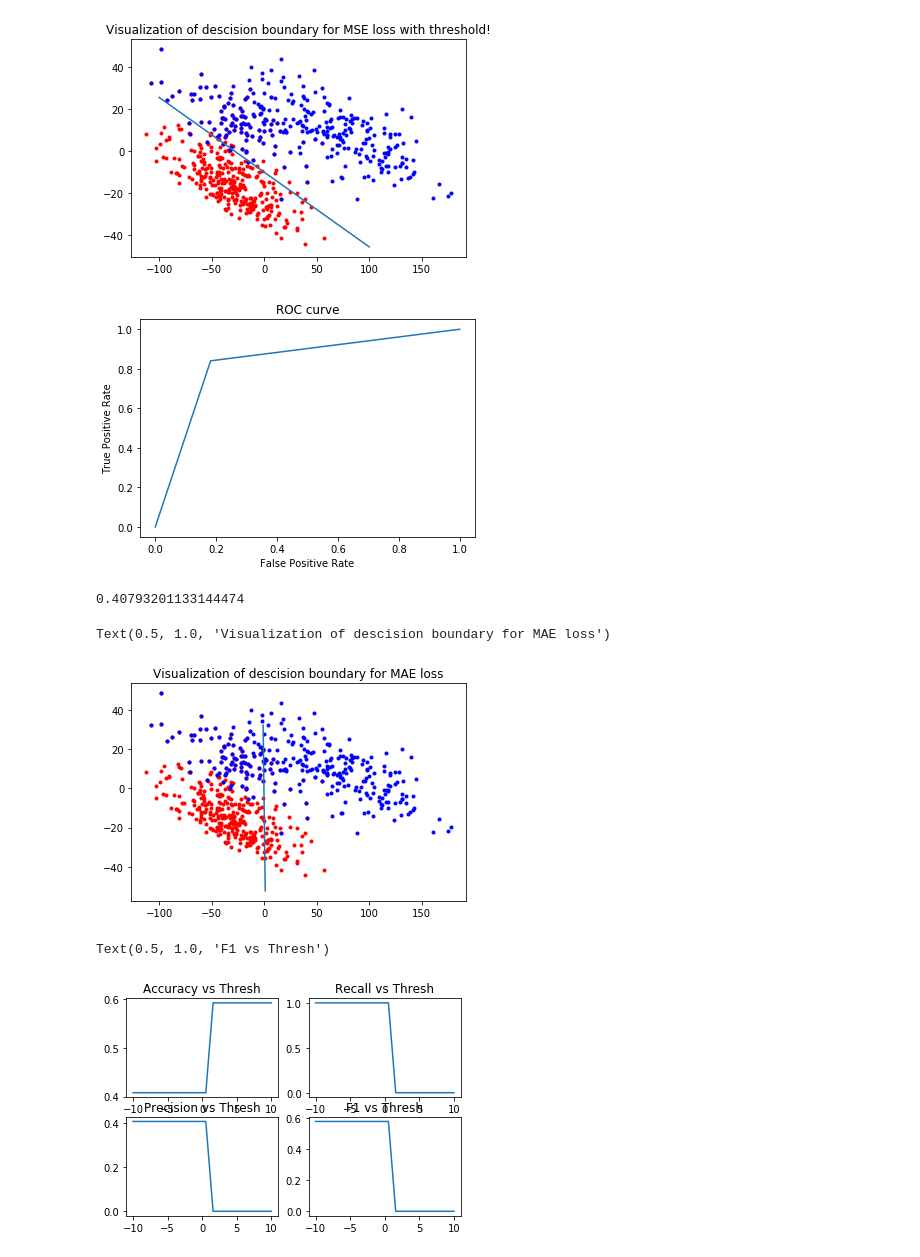
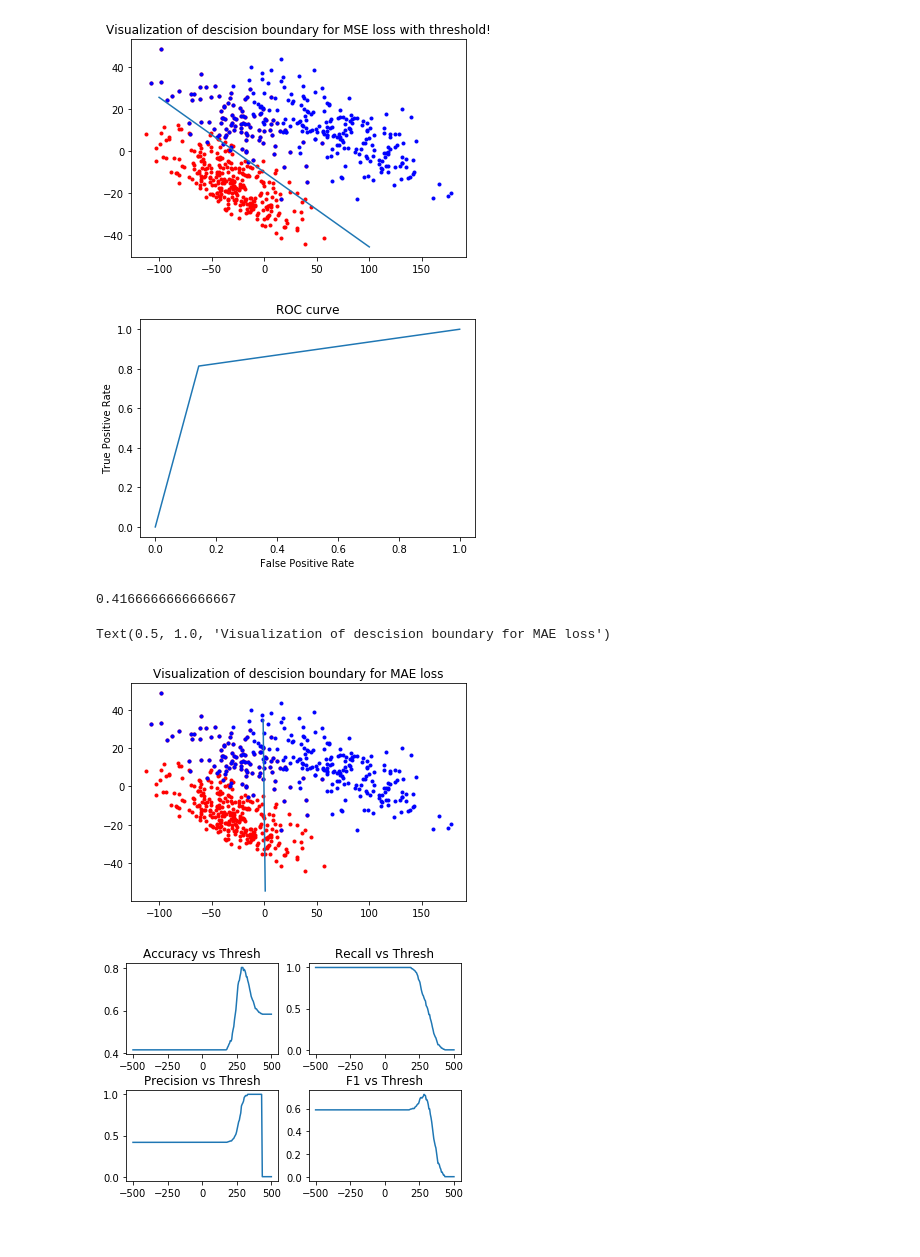
Before and after one commit to varundesai10/ELL409_Assignment1, a Jupyter notebook: question1.ipynb, the cells around one changed output. Saved outputs shown, nothing was run; the diff lists cells and outputs as text; code cells hidden in the pictures.

```diff
--- a/question1.ipynb
+++ b/question1.ipynb
@@ -592,7 +571,12 @@ Done.
 thresh = 0.5
 W = np.linalg.inv(X_train.T @ X_train) @ X_train.T @ Y_train[:, np.newaxis]
 Y_pred = (X_test @ W ).reshape(-1)
-Y_pred[Y_pred > thresh] = 1
-Y_pred[Y_pred < thresh] = 0
-print(np.sum(np.abs(Y_test - Y_pred))/Y_test.shape[0])
+Y_temp = Y_pred
+Y_pred[Y_temp > thresh] = 1
+Y_pred[Y_temp < thresh] = 0
+C = np.zeros((2,2))
+for i in range(Y_pred.shape[0]):
+    C[int(Y_pred[i]), Y_test[i]] += 1
+
+print(C)
 # %% [output]
@@ -632,7 +621,7 @@ for thresh in np.linspace(-50, 50, 100):
 plt.plot(FP, TP, '-')
 plt.xlabel('False Positive Rate'); plt.ylabel('True Positive Rate'); plt.title('ROC curve');
 # %% [output]
-[figure, old version]
+[figure, new version]
 # %%
 def grad_descent_mae(X, Y, lr = 1e-3, n_iter = 1000):
     #shape of W: (X.shape[1], 1)
@@ -650,7 +639,7 @@ Y_pred[Y_pred > thresh] = 1
 Y_pred[Y_pred < thresh] = 0
 print(np.sum(np.abs(Y_test - Y_pred))/Y_test.shape[0])
 # %% [output]
-0.40793201133144474
+0.4166666666666667
 # %%
 thresh = - 10
 W_ = grad_descent_mae(X_, Y)
@@ -661,7 +650,7 @@ plt.plot(x, thresh-(W_[0][0]/W_[1][0])*x)
 plt.title('Visualization of descision boundary for MAE loss')
 # %% [output]
 Text(0.5, 1.0, 'Visualization of descision boundary for MAE loss')
-[figure, old version]
+[figure, new version]
 # %%
 #MAE with regularization?
 def grad_descent_mae_l2(X, Y, lr = 1e-3, reg_const= 1e-2, n_iter = 1000):
@@ -693,39 +682,40 @@ def grad_descent_mae_elastic(X, Y, lr = 1e-3, reg_consts= [1e-2, 1e-2], n_iter =
 # %%
 thresh = 2
 W_mae_l2 = grad_descent_mae_l2(X_train, Y_train)
 Y_pred = (X_test @ W_mae_l2).reshape(-1)
 ACC = []
 REC = []
 PREC = []
 F1 = []
 
-for thresh in np.linspace(-10, 10, 20):
-    Y_temp = Y_pred
-    Y_temp[Y_temp > thresh] = 1
-    Y_temp[Y_temp < thresh] = 0
+L = np.linspace(-500, 500, 200)
+for thresh in L:
+    Y_temp = np.copy(Y_pred)
+    Y_temp[Y_pred > thresh] = 1
+    Y_temp[Y_pred < thresh] = 0
     C = np.zeros((2,2))
     for i in range(Y_pred.shape[0]):
         C[int(Y_temp[i]), Y_test[i]] += 1
     acc = (C[0,0] + C[1,1])/np.sum(C)
     if(C[1,1] == 0 and (C[1,0] == 0 or C[0,1]==0)):
         prec = 0.0
         rec = 0.0
         f1 = 0.0
     else:
         prec = (C[1,1])/(C[1,1] + C[1,0])
         rec = C[1,1]/(C[1,1] + C[0,1])
         f1 = 2*prec*rec/(prec + rec)
 
     ACC.append(acc)
     PREC.append(prec)
     REC.append(rec)
     F1.append(f1)
+    SEES.append(C)
 
-fig, ax = plt.subplots(2, 2)
-ax[0][0].plot(np.linspace(-10, 10, 20), ACC); ax[0][0].set_title('Accuracy vs Thresh')
-ax[0][1].plot(np.linspace(-10, 10, 20), REC); ax[0][1].set_title('Recall vs Thresh')
-ax[1][0].plot(np.linspace(-10, 10, 20), PREC); ax[1][0].set_title('Precision vs Thresh')
-ax[1][1].plot(np.linspace(-10, 10, 20), F1); ax[1][1].set_title('F1 vs Thresh')
+fig, ax = plt.subplots(2, 2, gridspec_kw={'hspace':0.4})
+ax[0][0].plot(L, ACC); ax[0][0].set_title('Accuracy vs Thresh'); #ax[0][0].set_xticks([])
+ax[0][1].plot(L, REC); ax[0][1].set_title('Recall vs Thresh'); #ax[0][1].set_xticks([])
+ax[1][0].plot(L, PREC); ax[1][0].set_title('Precision vs Thresh'); #ax[1][0].set_xticks([])
+ax[1][1].plot(L, F1); ax[1][1].set_title('F1 vs Thresh'); #ax[1][1].set_xticks([])
 # %% [output]
-Text(0.5, 1.0, 'F1 vs Thresh')
-[figure, old version]
+[figure, new version]
```
Also changed, not shown: parts of 18 cells of this notebook.
